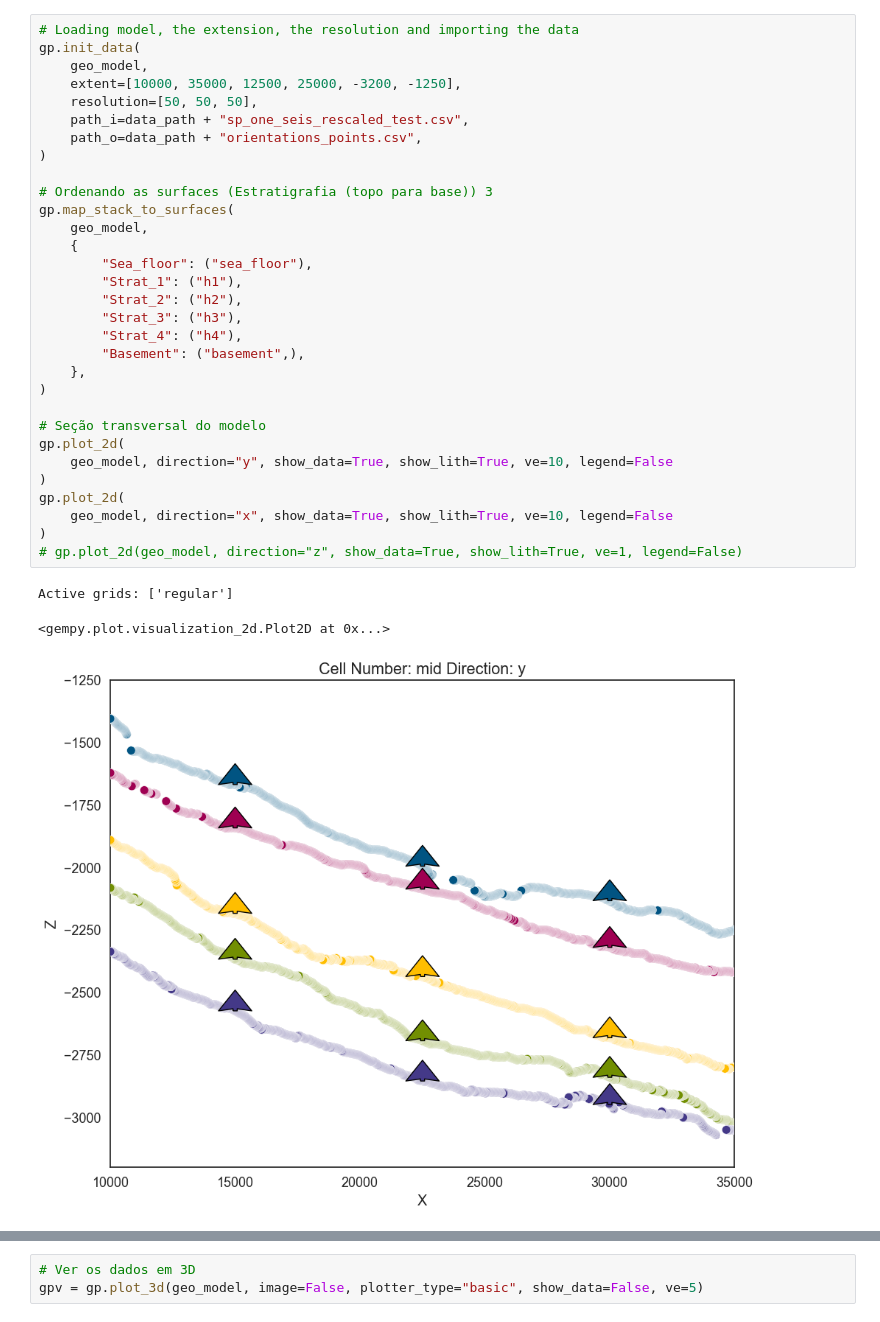
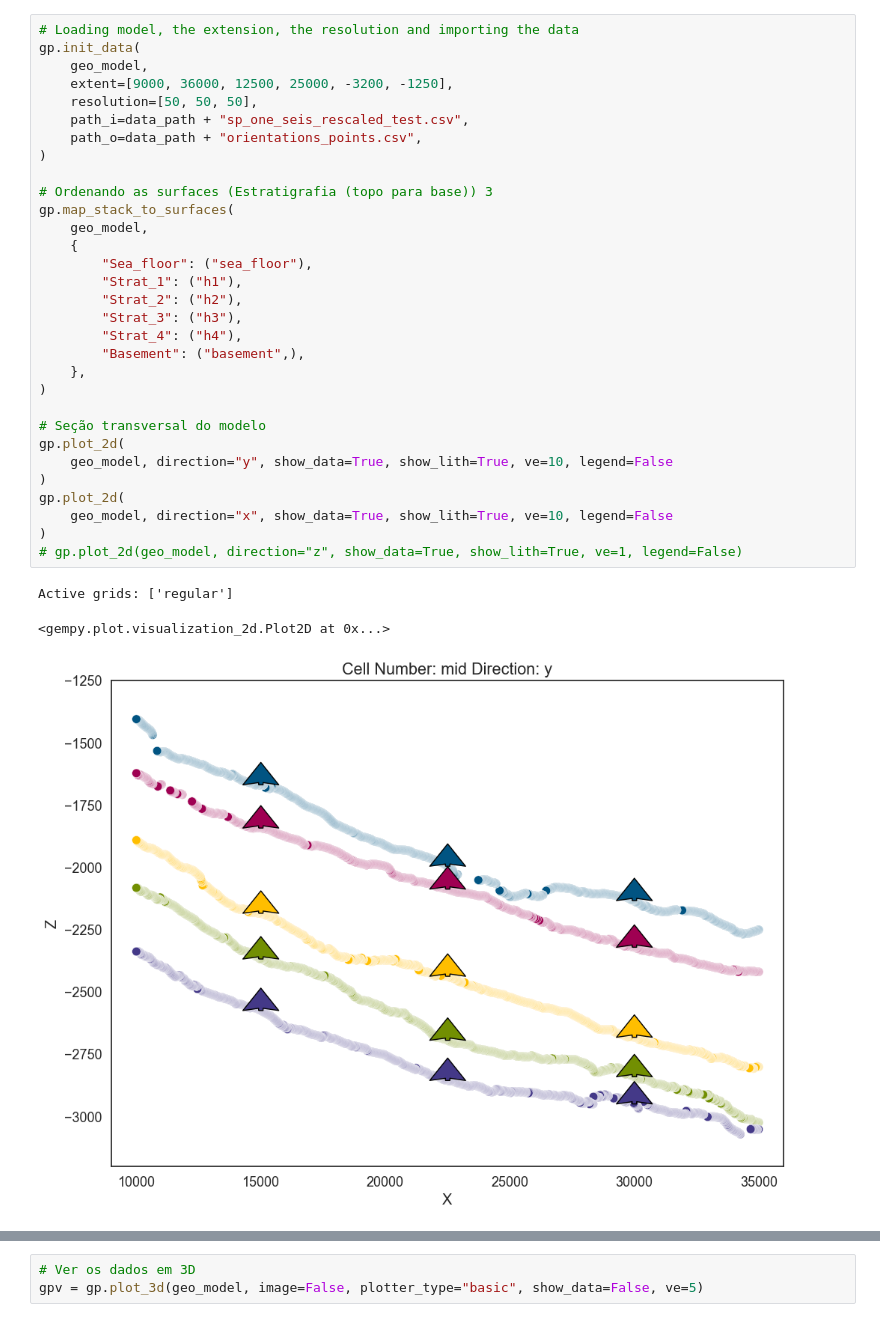
Before and after one commit to PR-4/3Dmodels, a Jupyter notebook: programs/BES/interpreted_seismics/version_1/workflow_version_3.ipynb, the cells around one changed output, grey strips where cells are left out. Cells and saved outputs as stored; diff of their text form.

```diff
--- a/programs/BES/interpreted_seismics/version_1/workflow_version_3.ipynb
+++ b/programs/BES/interpreted_seismics/version_1/workflow_version_3.ipynb
@@ -18,37 +21,37 @@ geo_model = gp.create_model("BES_model_seismic_v3")
 # Loading model, the extension, the resolution and importing the data
 gp.init_data(
     geo_model,
-    extent=[10000, 35000, 12500, 25000, -3200, -1250],
+    extent=[9000, 36000, 12500, 25000, -3200, -1250],
     resolution=[50, 50, 50],
     path_i=data_path + "sp_one_seis_rescaled_test.csv",
     path_o=data_path + "orientations_points.csv",
 )
 
 # Ordenando as surfaces (Estratigrafia (topo para base)) 3
 gp.map_stack_to_surfaces(
     geo_model,
     {
         "Sea_floor": ("sea_floor"),
         "Strat_1": ("h1"),
         "Strat_2": ("h2"),
         "Strat_3": ("h3"),
         "Strat_4": ("h4"),
         "Basement": ("basement",),
     },
 )
 
 # Seção transversal do modelo
 gp.plot_2d(
     geo_model, direction="y", show_data=True, show_lith=True, ve=10, legend=False
 )
 gp.plot_2d(
     geo_model, direction="x", show_data=True, show_lith=True, ve=10, legend=False
 )
 # gp.plot_2d(geo_model, direction="z", show_data=True, show_lith=True, ve=1, legend=False)
 # %% [output]
 Active grids: ['regular']
 <gempy.plot.visualization_2d.Plot2D at 0x...>
-[figure, old version]
+[figure, new version]
 [figure]
 # %%
 # Ver os dados em 3D
```
Also changed, not shown: parts of 4 cells of this notebook, 11 other files.
